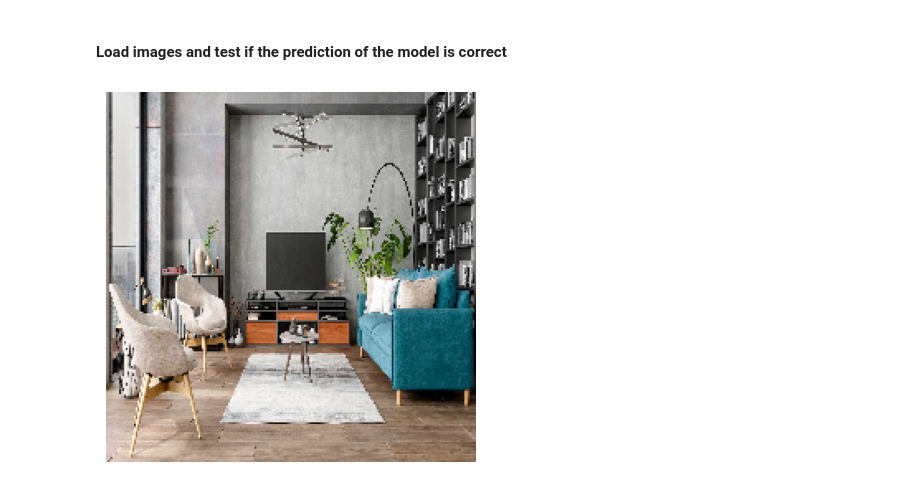
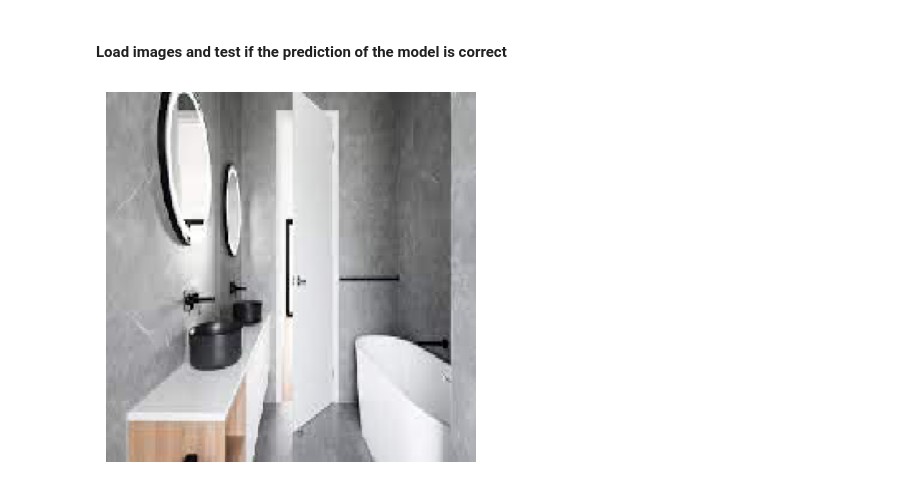
Before and after one commit to Panatore/RoomsClassifier, a Jupyter notebook: TFM.ipynb, the cells around one changed output. Cells and saved outputs as stored; diff of their text form; code cells hidden in the pictures.

Commit message:
Create a test data and evaluate the model with that data

```diff
--- a/TFM.ipynb
+++ b/TFM.ipynb
@@ -510,29 +510,31 @@ Accuracy:  0.9113300442695618
 #### Save the VGG model the one that have the best accuracy
 # %%
 vgg_model.save(filepath="Models\model_transfer_learning\model_transfer_learning.h5", overwrite= True) #Save best transfer model learning VGG
+# %%
+vgg_model = load_model("Models\model_transfer_learning\model_transfer_learning.h5")
 # %% [markdown]
 #### Load images and test if the prediction of the model is correct
 # %%
 def load_image(img_path, show=False):
 
 
     img = load_img(img_path, target_size=(width_shape, height_shape))
     img_tensor =    img_to_array(img)                    # (height, width, channels)
     img_tensor = np.expand_dims(img_tensor, axis=0)         # (1, height, width, channels), add a dimension because the model expects this shape: (batch_size, height, width, channels)
     img_tensor /= 255.
     if show:
         plt.imshow(img_tensor[0])
         plt.axis('off')
         plt.show()
 
     return img_tensor
 
 #img_path = 'C:/Users/Ferhat/Python Code/Workshop/Tensoorflow transfer learning/blue_tit.jpg'
-img_path = r'C:\Users\danie\OneDrive\Documentos\GitHub\RoomsClassifier\data\Test\salon1.jpeg'
+img_path = r'C:\Users\danie\OneDrive\Documentos\GitHub\RoomsClassifier\data\Test\Bathroom\0.jpg'
 new_image = load_image(img_path,show=True)
 
 pred = vgg_model.predict(new_image)
 
 print(f'The prediction is {class_names[np.argmax(pred)]}')
 # %% [output]
-[figure, old version]
+[figure, new version]
```
Also changed, not shown: parts of 6 cells of this notebook.
